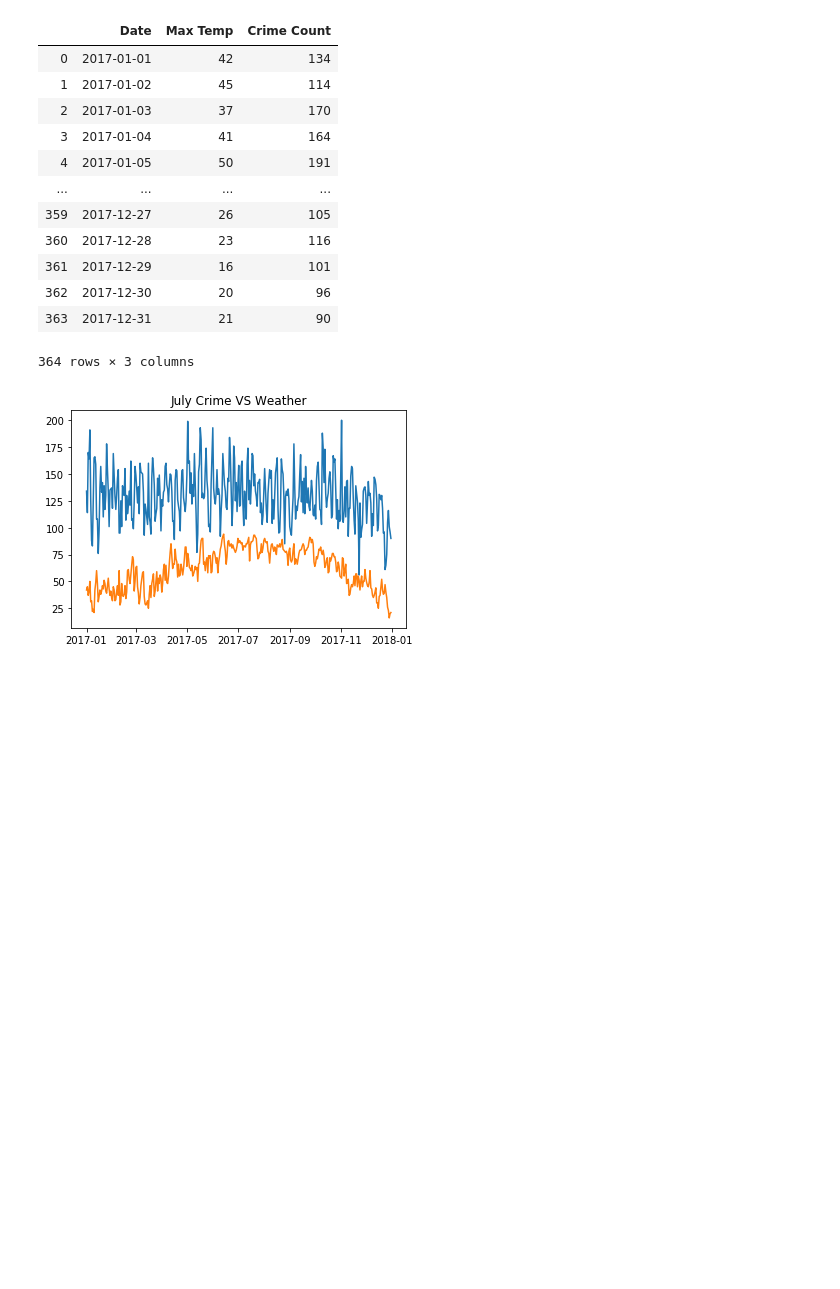
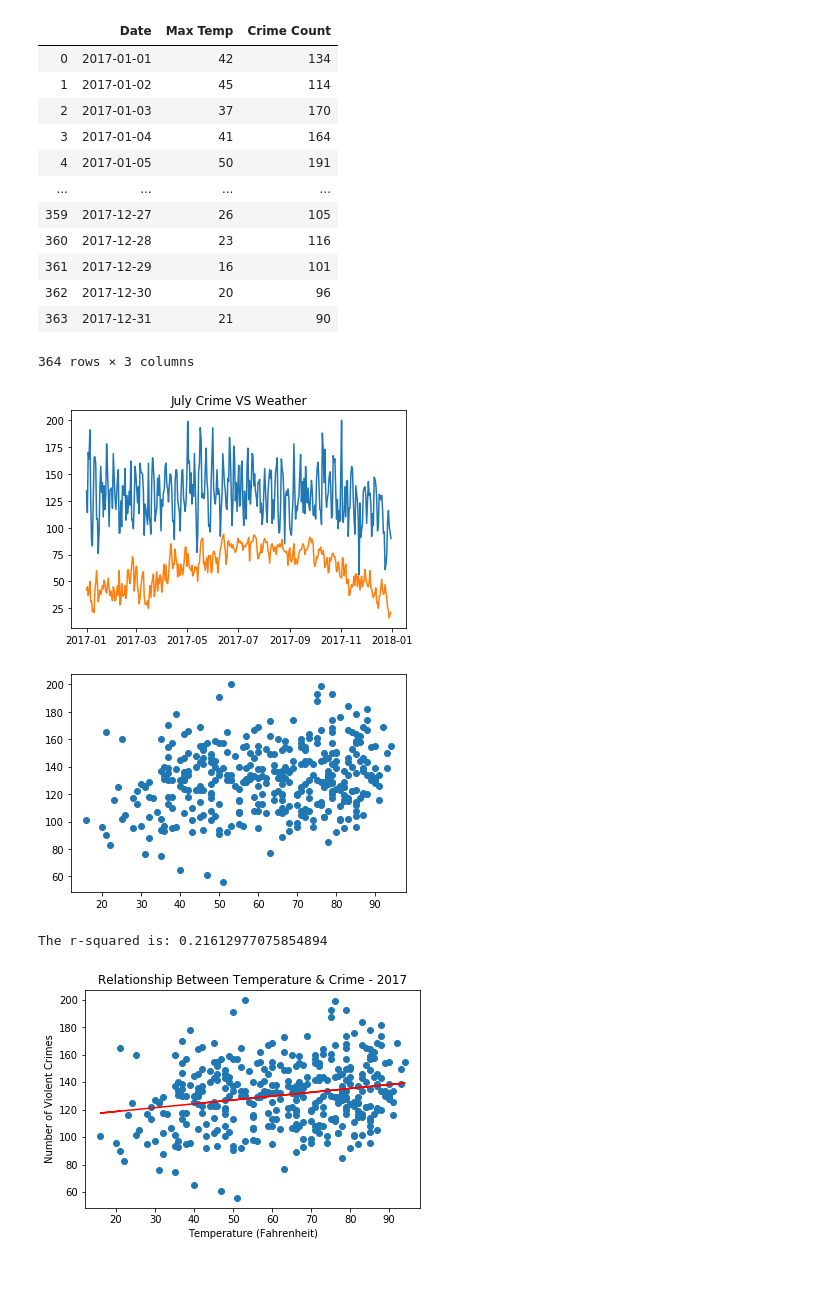
Before and after one commit to markmessick/nyc-crime-analysis, a Jupyter notebook: NYC Arrest Data Cleaning & Analysis.ipynb, the cells around one changed output. Saved outputs shown, nothing was run; the diff lists cells and outputs as text; code cells hidden in the pictures; blank space fills up the shorter version.

```diff
--- a/NYC Arrest Data Cleaning & Analysis.ipynb
+++ b/NYC Arrest Data Cleaning & Analysis.ipynb
@@ -255,16 +254,33 @@ july_analysis
 | 362 | 2017-12-30 | 20 | 96 |
 | 363 | 2017-12-31 | 21 | 90 |
 364 rows × 3 columns
-# %%
-x_axis = july_analysis["Date"]
-y_axis = july_analysis["Max Temp"]
-
-y_axis_2 = july_analysis["Crime Count"]
-plt.plot(x_axis, y_axis_2)
-plt.plot(x_axis, y_axis)
-plt.title("July Crime VS Weather")
-plt.show()
-# %% [output]
-[figure, removed]
+# %%
+x_axis = july_analysis["Date"]
+y_axis = july_analysis["Max Temp"]
+
+y_axis_2 = july_analysis["Crime Count"]
+plt.plot(x_axis, y_axis_2)
+plt.plot(x_axis, y_axis)
+plt.title("July Crime VS Weather")
+plt.show()
+
+plt.scatter(y_axis, y_axis_2)
+plt.show()
+
+(slope, intercept, rvalue, pvalue, stderr) = linregress(y_axis, y_axis_2)
+regress_values = y_axis * slope + intercept
+line_eq = "y = " + str(round(slope,2)) + "x + " + str(round(intercept,2))
+plt.scatter(y_axis, y_axis_2)
+plt.plot(y_axis,regress_values,"r-")
+plt.xlabel("Temperature (Fahrenheit)")
+plt.ylabel("Number of Violent Crimes")
+plt.title("Relationship Between Temperature & Crime - 2017")
+plt.annotate(line_eq,(6,10),fontsize=18,color="red")
+print(f"The r-squared is: {rvalue}")
+# %% [output]
+[figure, added]
+[figure, added]
+The r-squared is: 0.21612977075854894
+[figure, added]
 # %%
 plt.plot(x_axis, y_axis)
```
Also changed, not shown: parts of 6 cells of this notebook.
